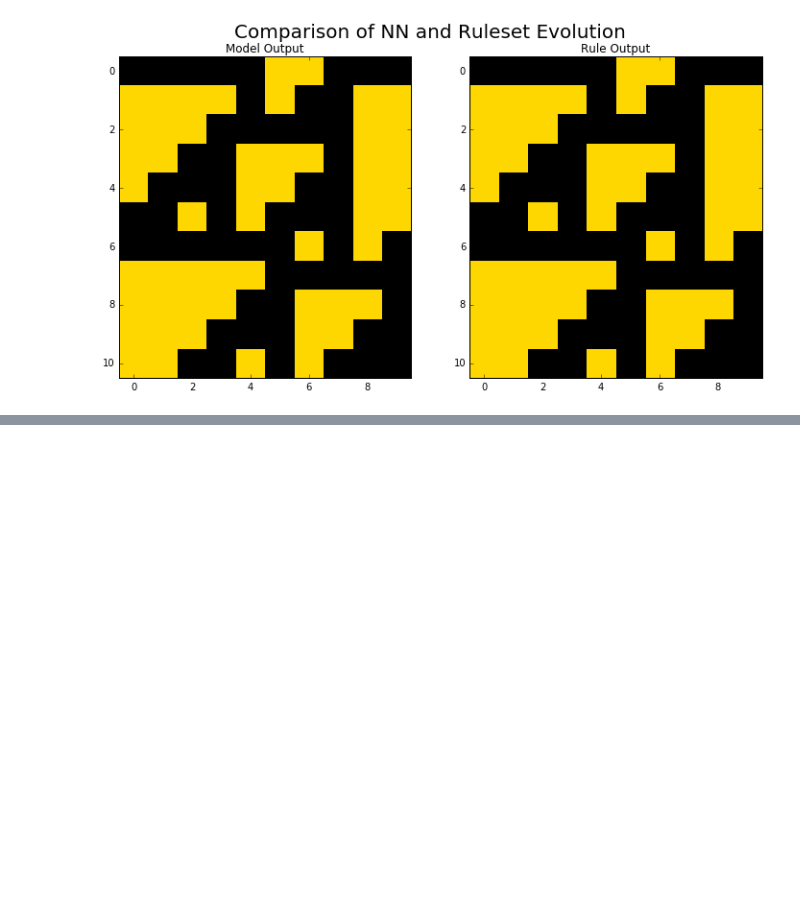
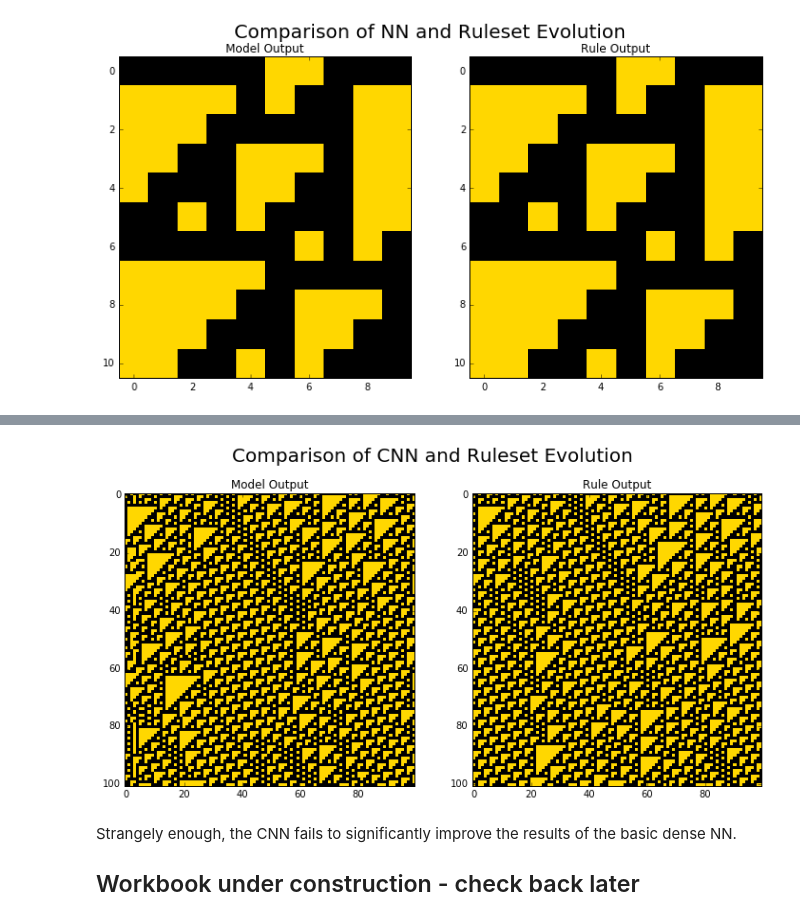
Before and after one commit to 1boyer/data_science, a Jupyter notebook: Cellular_Automata.ipynb, the cells around one changed output, grey strips where cells are left out. Saved outputs shown, nothing was run; the diff lists cells and outputs as text; code cells hidden in the pictures; blank space fills up the shorter version.

```diff
--- a/Cellular_Automata.ipynb
+++ b/Cellular_Automata.ipynb
@@ -359,0 +485,54 @@ Check back later - more to come!
+# %%
+def model_evolve(model, space, duration=10):
+    spacetime = []
+    spacetime.append( space )
+
+    for time_step in xrange(duration):
+        space = np.around(model.predict(np.array([[space]]))[0])
+        spacetime.append( np.asarray(space) )
+
+    return np.asmatrix(spacetime)
+
+def true_evolve(rule, space, duration=10):
+    spacetime = []
+    ca_width = space.shape[0]
+    spacetime.append( space )
+
+    s0 = list(range(ca_width))
+    sl1 = s0[1:] + s0[:1]
+    sr1 = s0[-1:] + s0[:-1]
+
+
+    for time_step in xrange(duration):
+        values = 4*spacetime[time_step][sr1] + 2*spacetime[time_step][s0] + 1*spacetime[time_step][sl1]
+        space = []
+        for value in values:
+            if (rule >> np.int64(value)) & 0x1:
+                space.append(1)
+            else:
+                space.append(0)
+        spacetime.append( np.asarray(space) )
+
+    return np.asmatrix(spacetime)
+
+x,y = next(val_gen110)
+st1 = model_evolve(model, x[0][0], duration=100)
+st2 = true_evolve(110, x[0][0], duration=100)
+
+from matplotlib.colors import ListedColormap
+fig, (ax1, ax2) = pp.subplots(1,2,figsize=(12, 6))
+cmap = ListedColormap(['gold','black'])
+fig.suptitle('Comparison of CNN and Ruleset Evolution', fontsize=20)
+
+ax1.set_title("Model Output")
+ax1.imshow(st1,interpolation='nearest',
+                    cmap = cmap)
+ax2.set_title("Rule Output")
+ax2.imshow(st2,interpolation='nearest',
+                    cmap = cmap)
+pp.show()
+# %% [output]
+[figure, added]
+# %% [markdown]
+Strangely enough, the CNN fails to significantly improve the results of the basic dense NN.
+## Workbook under construction - check back later
```
Also changed, not shown: parts of 10 cells of this notebook.
